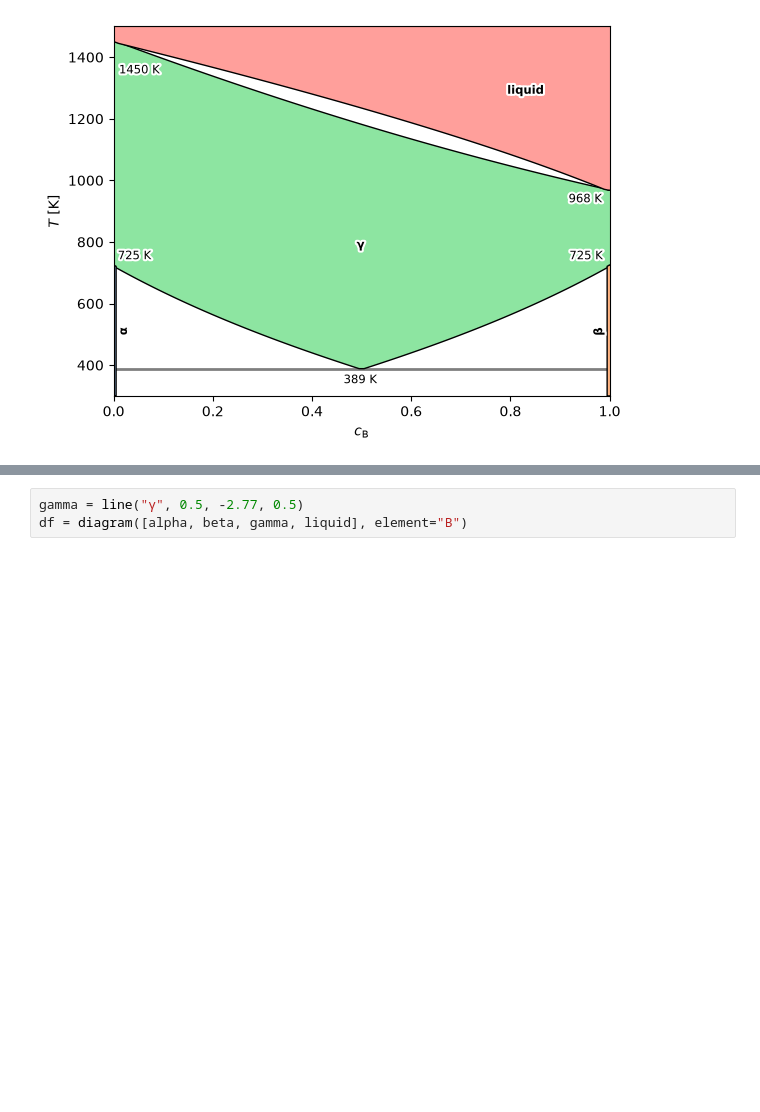
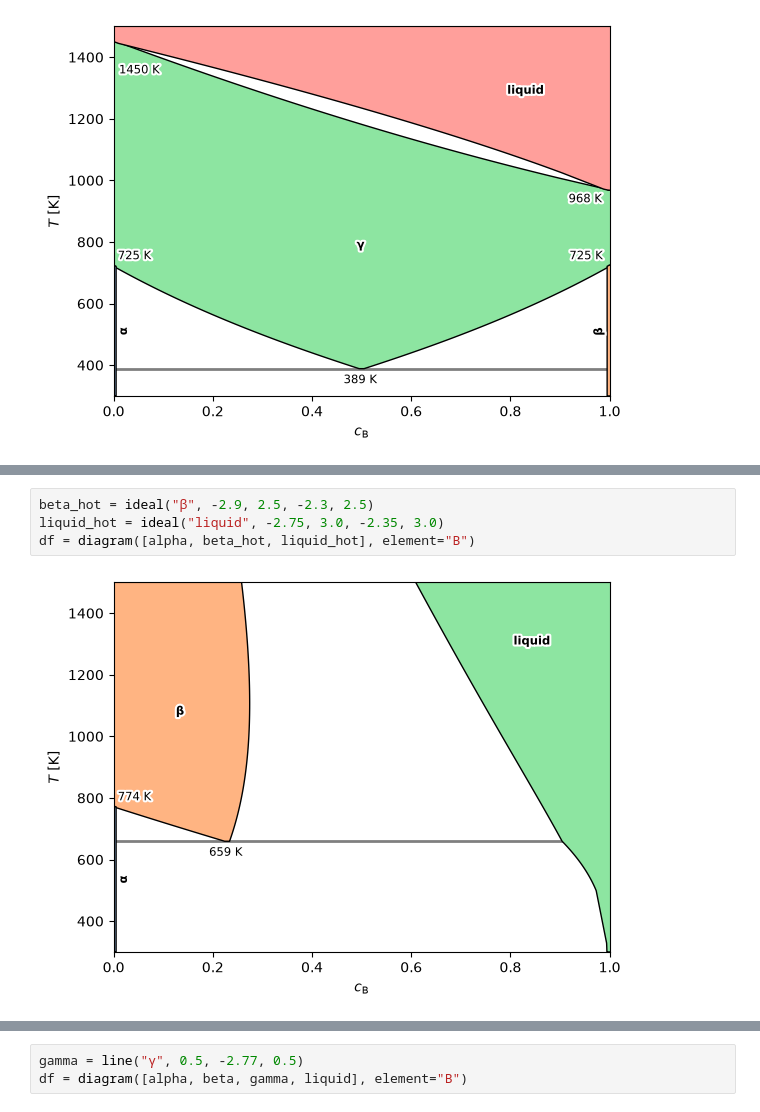
Before and after one commit to eisenforschung/landau, a Jupyter notebook: notebooks/TransitionTemperatures.ipynb, the cells around one changed output, grey strips where cells are left out. Cells and saved outputs as stored; diff of their text form; blank space fills up the shorter version.

```diff
--- a/notebooks/TransitionTemperatures.ipynb
+++ b/notebooks/TransitionTemperatures.ipynb
@@ -138,0 +125,6 @@ df = diagram([alpha, beta, gamma, liquid], element="B")
+# %%
+beta_hot = ideal("β", -2.9, 2.5, -2.3, 2.5)
+liquid_hot = ideal("liquid", -2.75, 3.0, -2.35, 3.0)
+df = diagram([alpha, beta_hot, liquid_hot], element="B")
+# %% [output]
+[figure, added]
```
Also changed, not shown: parts of 41 cells of this notebook.
